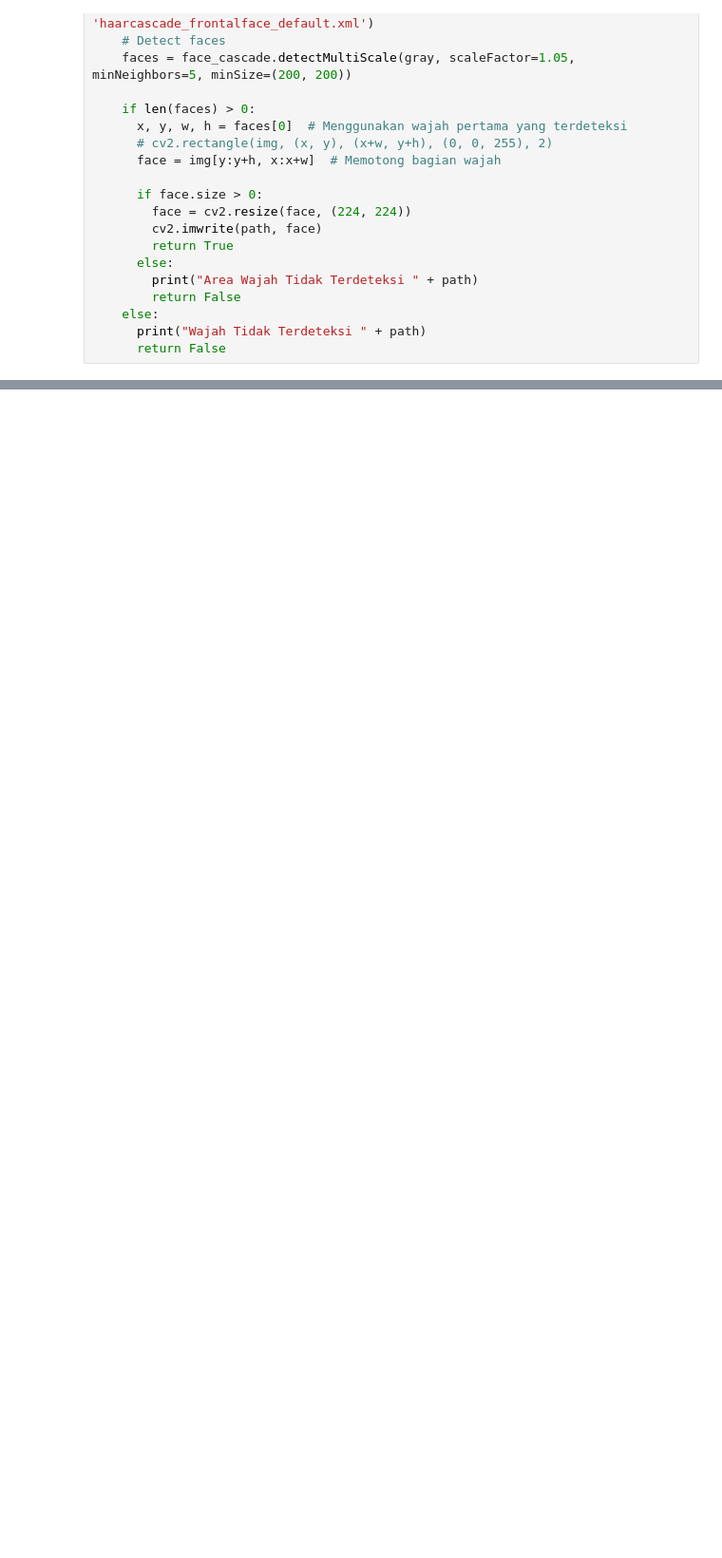
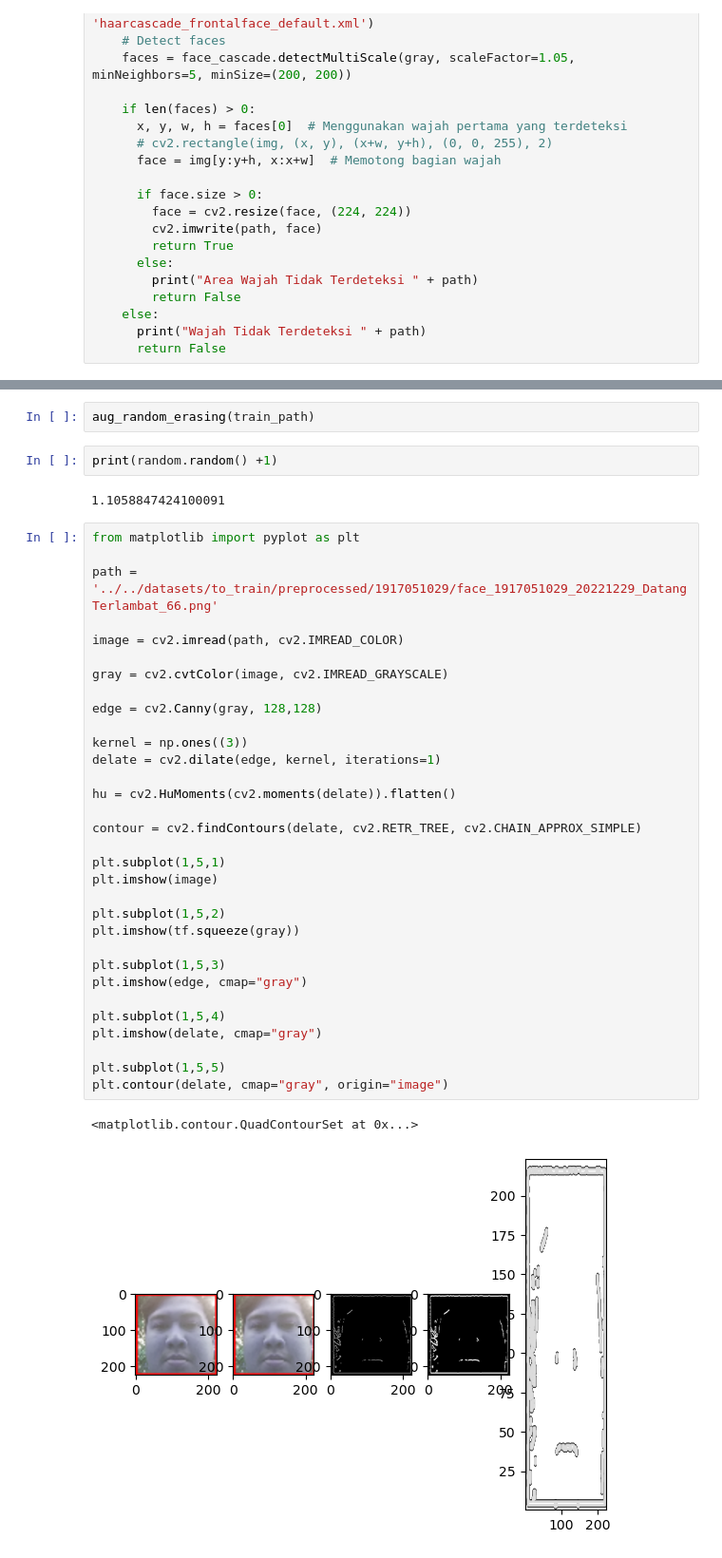
Before and after one commit to MRamadhanKamal/cnn-mr-team, a Jupyter notebook: src/models/preprocessing.ipynb, the cells around one changed output, grey strips where cells are left out. Shown: that part at 95% size. Saved outputs shown, nothing was run; the diff lists cells and outputs as text; blank space fills up the shorter version.

```diff
--- a/src/models/preprocessing.ipynb
+++ b/src/models/preprocessing.ipynb
@@ -76,0 +335,41 @@ Jumlah foto yang tidak terdeteksi: 94
+# %%
+aug_random_erasing(train_path)
+# %%
+print(random.random() +1)
+# %% [output]
+1.1058847424100091
+# %%
+from matplotlib import pyplot as plt
+
+path = '../../datasets/to_train/preprocessed/1917051029/face_1917051029_20221229_Datang Terlambat_66.png'
+
+image = cv2.imread(path, cv2.IMREAD_COLOR)
+
+gray = cv2.cvtColor(image, cv2.IMREAD_GRAYSCALE)
+
+edge = cv2.Canny(gray, 128,128)
+
+kernel = np.ones((3))
+delate = cv2.dilate(edge, kernel, iterations=1)
+
+hu = cv2.HuMoments(cv2.moments(delate)).flatten()
+
+contour = cv2.findContours(delate, cv2.RETR_TREE, cv2.CHAIN_APPROX_SIMPLE)
+
+plt.subplot(1,5,1)
+plt.imshow(image)
+
+plt.subplot(1,5,2)
+plt.imshow(tf.squeeze(gray))
+
+plt.subplot(1,5,3)
+plt.imshow(edge, cmap="gray")
+
+plt.subplot(1,5,4)
+plt.imshow(delate, cmap="gray")
+
+plt.subplot(1,5,5)
+plt.contour(delate, cmap="gray", origin="image")
+# %% [output]
+<matplotlib.contour.QuadContourSet at 0x...>
+[figure, added]
```
Also changed, not shown: parts of 20 cells of this notebook, 20 other files.
